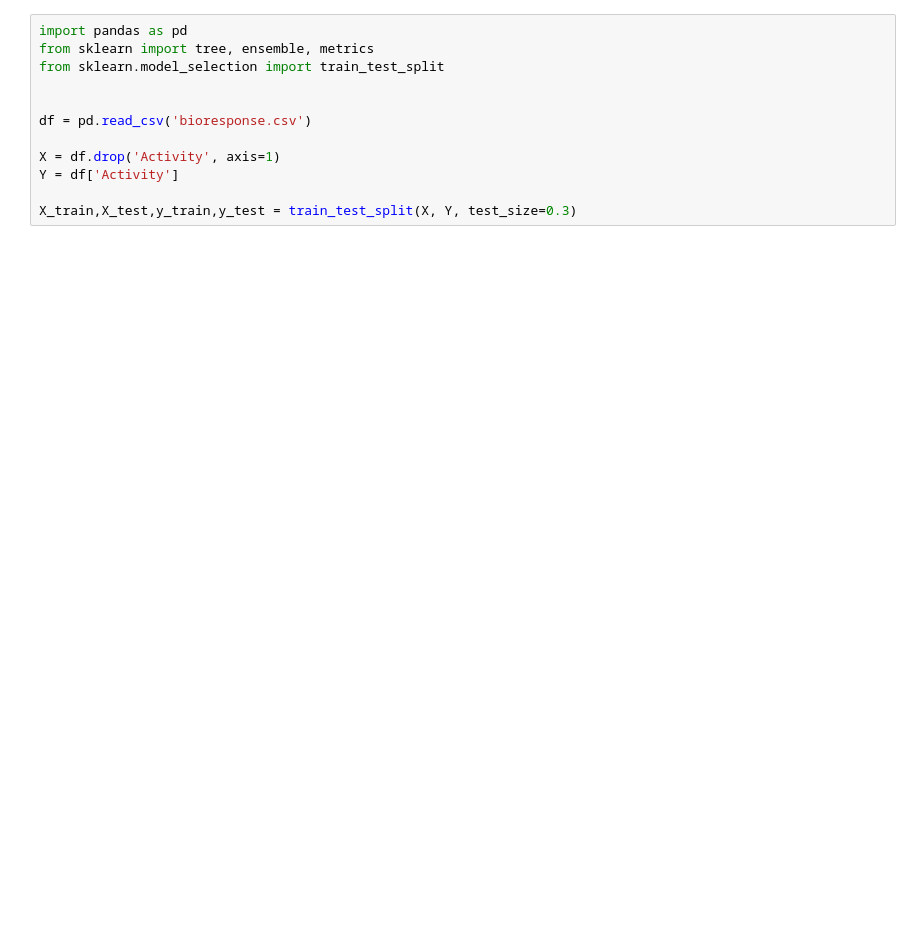
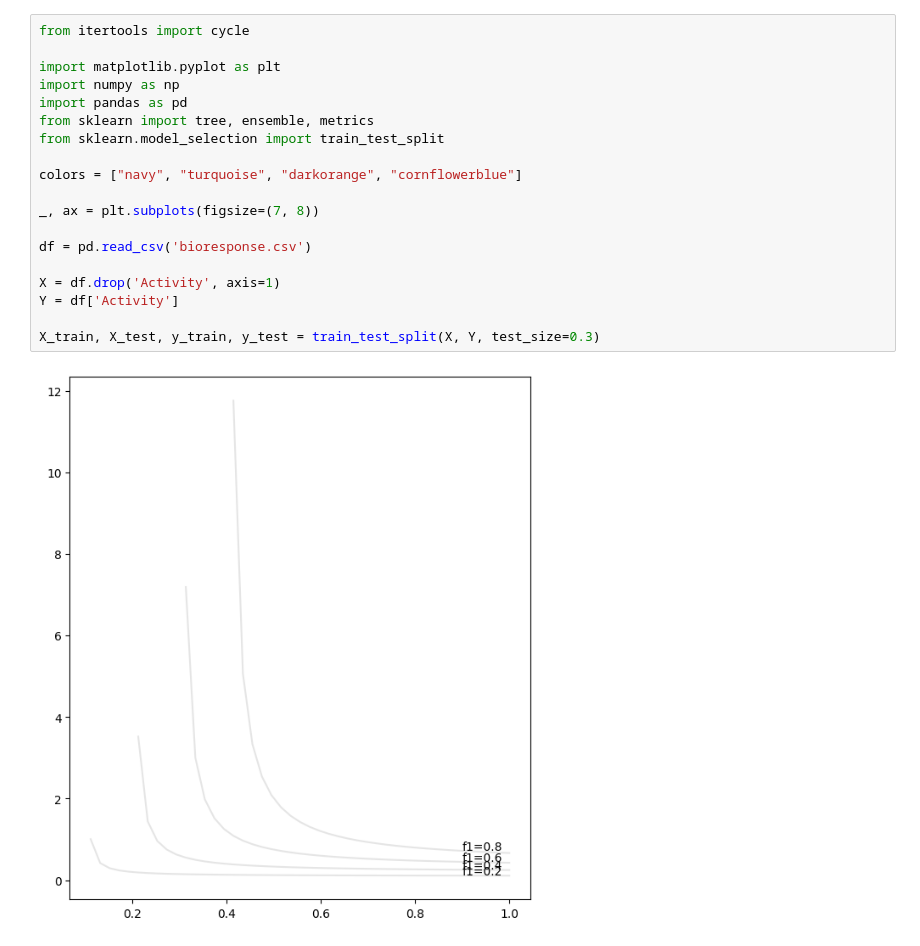
Before and after one commit to SergeyIntyashev/BGML_TAA1, a Jupyter notebook: taa_1.ipynb, the cells around one changed output. Cells and saved outputs as stored; diff of their text form; blank space fills up the shorter version.

Commit message:
Semi implemented plot precision recall

```diff
--- a/taa_1.ipynb
+++ b/taa_1.ipynb
@@ -1,15 +1,24 @@
 # %%
+from itertools import cycle
+
+import matplotlib.pyplot as plt
+import numpy as np
 import pandas as pd
 from sklearn import tree, ensemble, metrics
 from sklearn.model_selection import train_test_split
 
+colors = ["navy", "turquoise", "darkorange", "cornflowerblue"]
+
+_, ax = plt.subplots(figsize=(7, 8))
 
 df = pd.read_csv('bioresponse.csv')
 
 X = df.drop('Activity', axis=1)
 Y = df['Activity']
 
-X_train,X_test,y_train,y_test = train_test_split(X, Y, test_size=0.3)
+X_train, X_test, y_train, y_test = train_test_split(X, Y, test_size=0.3)
+# %% [output]
+[figure, added]
 # %%
 
 # мелкое дерево решений
```
Also changed, not shown: parts of 6 cells of this notebook.
